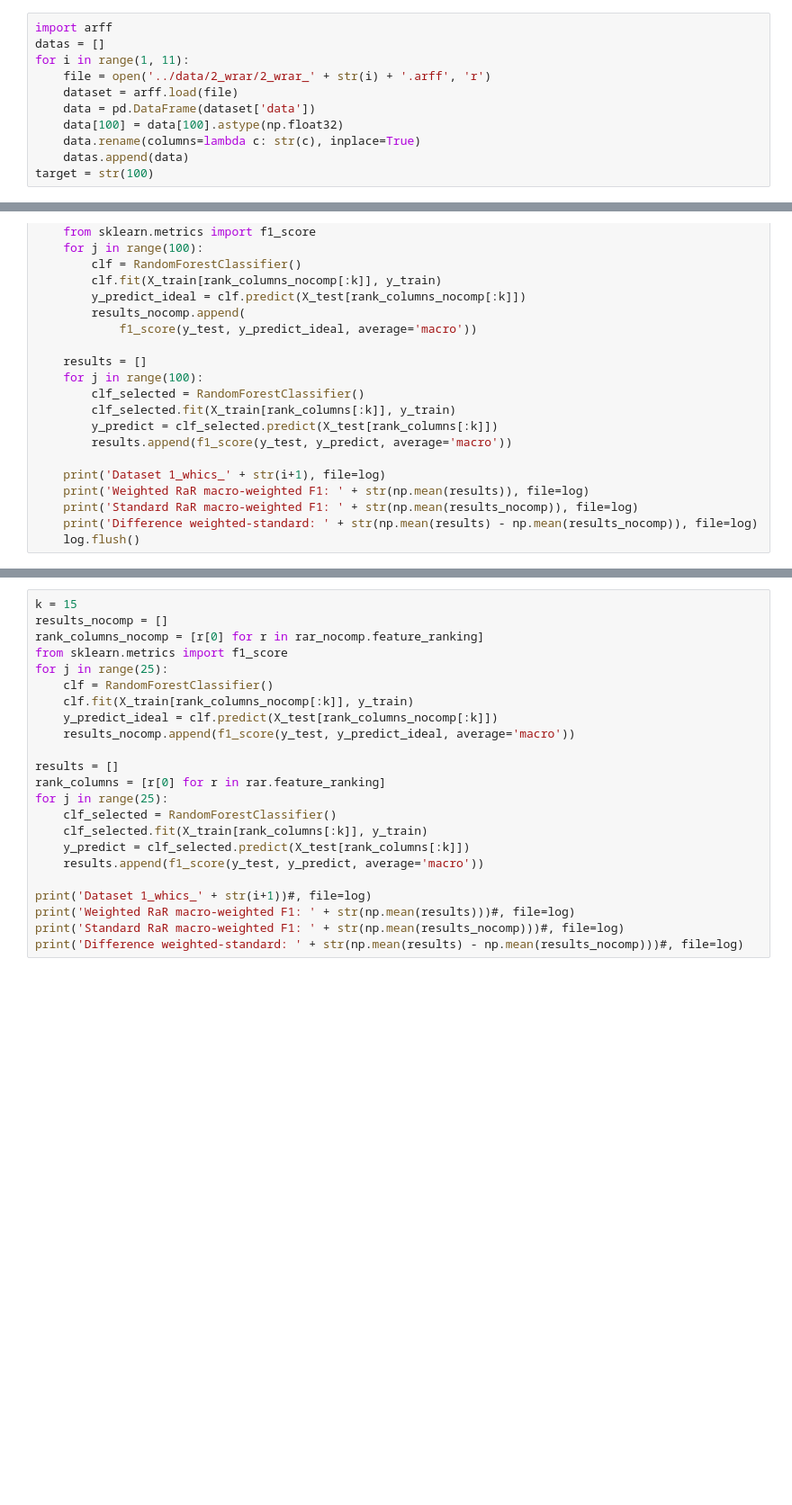
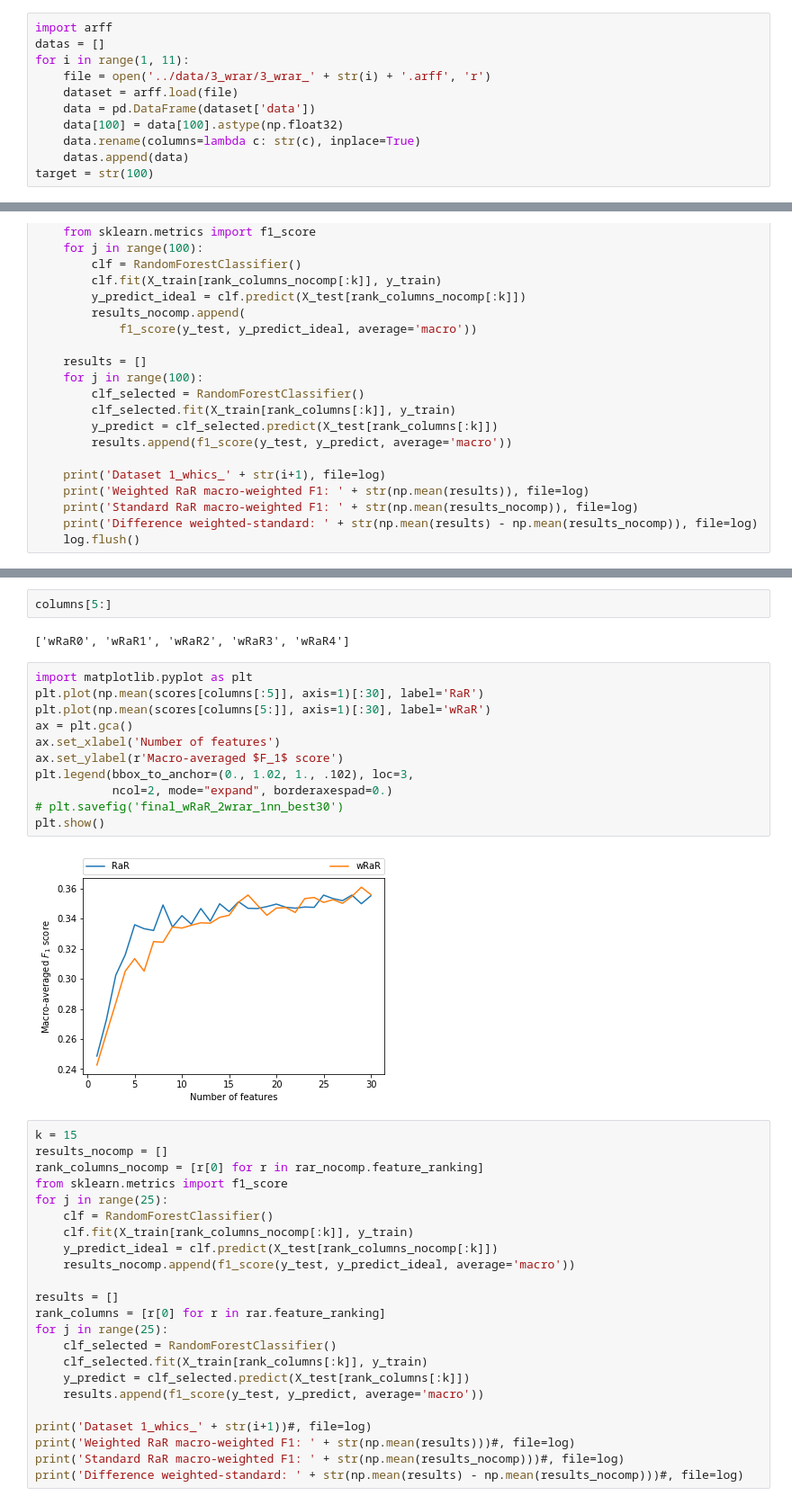
Before and after one commit to KDD-OpenSource/wRaR, a Jupyter notebook: examples/CostHiCS_CumulativeGain.ipynb, the cells around one changed output, grey strips where cells are left out. Shown at 90% size. Saved outputs shown, nothing was run; the diff lists cells and outputs as text; blank space fills up the shorter version.

```diff
--- a/examples/CostHiCS_CumulativeGain.ipynb
+++ b/examples/CostHiCS_CumulativeGain.ipynb
@@ -13,7 +14,7 @@ from sklearn import svm
 import arff
 datas = []
 for i in range(1, 11):
-    file = open('../data/2_wrar/2_wrar_' + str(i) + '.arff', 'r')
+    file = open('../data/3_wrar/3_wrar_' + str(i) + '.arff', 'r')
     dataset = arff.load(file)
     data = pd.DataFrame(dataset['data'])
     data[100] = data[100].astype(np.float32)
@@ -278,3 +306,20 @@ set(rank_columns_nocomp[:10]).difference(set(rank_columns[:10]))
+# %%
+columns[5:]
+# %% [output]
+['wRaR0', 'wRaR1', 'wRaR2', 'wRaR3', 'wRaR4']
+# %%
+import matplotlib.pyplot as plt
+plt.plot(np.mean(scores[columns[:5]], axis=1)[:30], label='RaR')
+plt.plot(np.mean(scores[columns[5:]], axis=1)[:30], label='wRaR')
+ax = plt.gca()
+ax.set_xlabel('Number of features')
+ax.set_ylabel(r'Macro-averaged $F_1$ score')
+plt.legend(bbox_to_anchor=(0., 1.02, 1., .102), loc=3,
+           ncol=2, mode="expand", borderaxespad=0.)
+# plt.savefig('final_wRaR_2wrar_1nn_best30')
+plt.show()
+# %% [output]
+[figure, added]
 # %%
 k = 15
 results_nocomp = []
```
Also changed, not shown: parts of 7 cells of this notebook, 15 other files.
